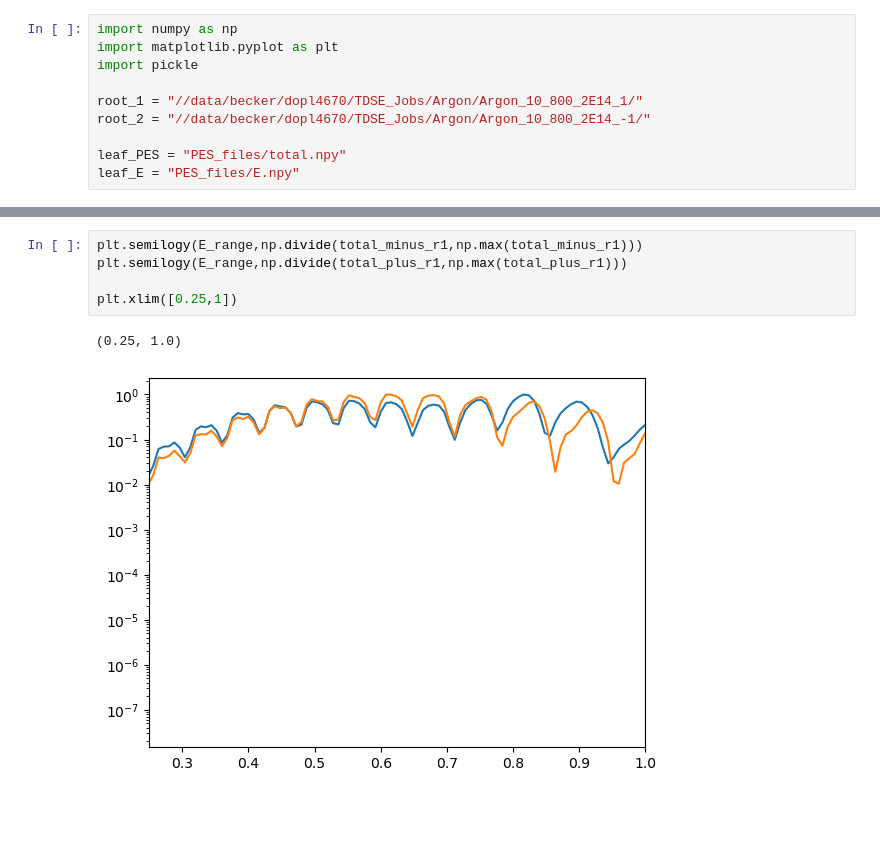
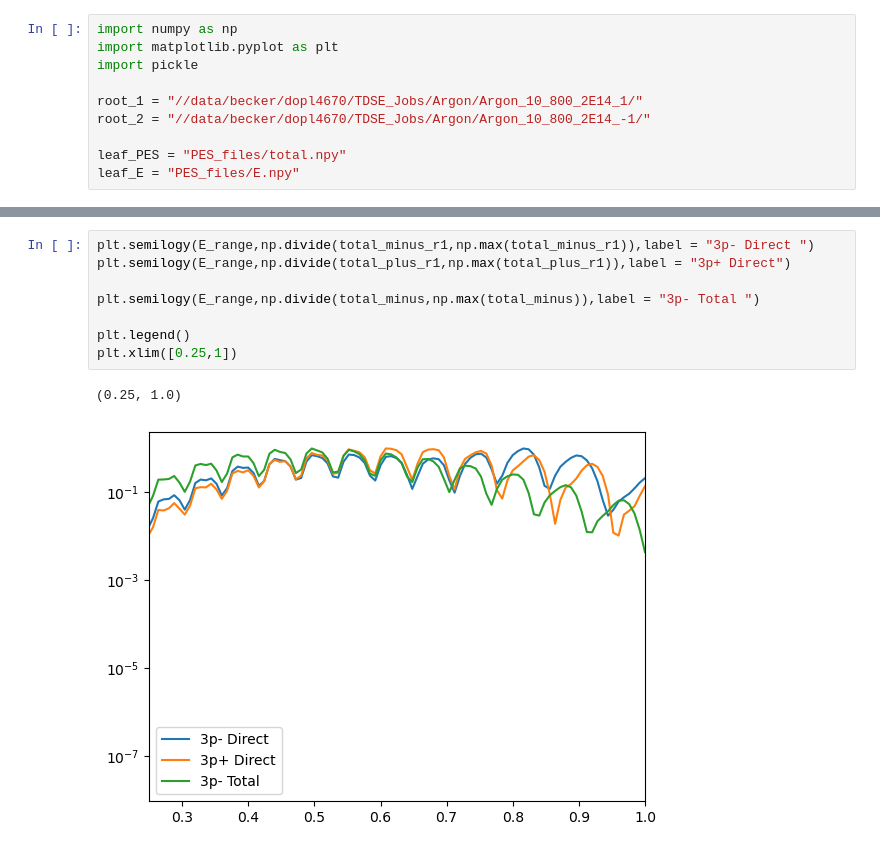
Before and after one commit to RexPlanalp/TDSE, a Jupyter notebook: Research_Plots/Argon_PES.ipynb, the cells around one changed output, grey strips where cells are left out. Drawn from its saved outputs; the diff is of its cells as text; blank space fills up the shorter version.

```diff
--- a/Research_Plots/Argon_PES.ipynb
+++ b/Research_Plots/Argon_PES.ipynb
@@ -63,8 +64,11 @@ plt.legend()
 # %%
-plt.semilogy(E_range,np.divide(total_minus_r1,np.max(total_minus_r1)))
-plt.semilogy(E_range,np.divide(total_plus_r1,np.max(total_plus_r1)))
+plt.semilogy(E_range,np.divide(total_minus_r1,np.max(total_minus_r1)),label = "3p- Direct ")
+plt.semilogy(E_range,np.divide(total_plus_r1,np.max(total_plus_r1)),label = "3p+ Direct")
 
+plt.semilogy(E_range,np.divide(total_minus,np.max(total_minus)),label = "3p- Total ")
+
+plt.legend()
 plt.xlim([0.25,1])
 # %% [output]
 (0.25, 1.0)
-[figure, old version]
+[figure, new version]
```
Also changed, not shown: parts of 2 cells of this notebook, 3 other files.
